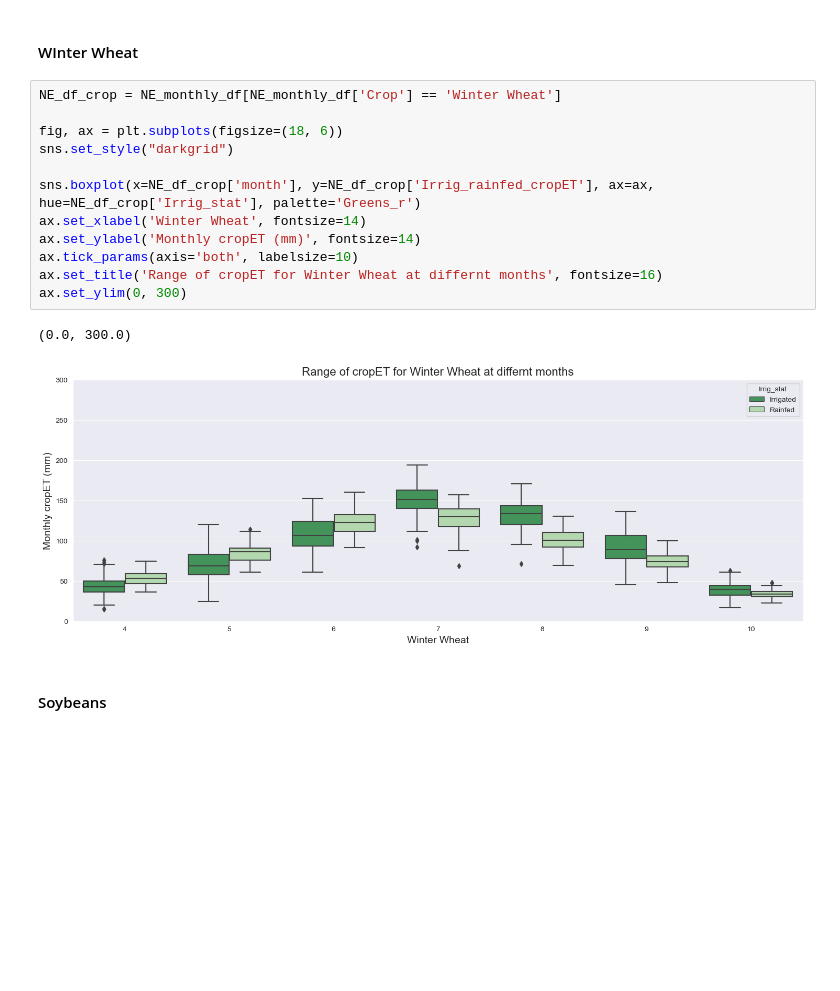
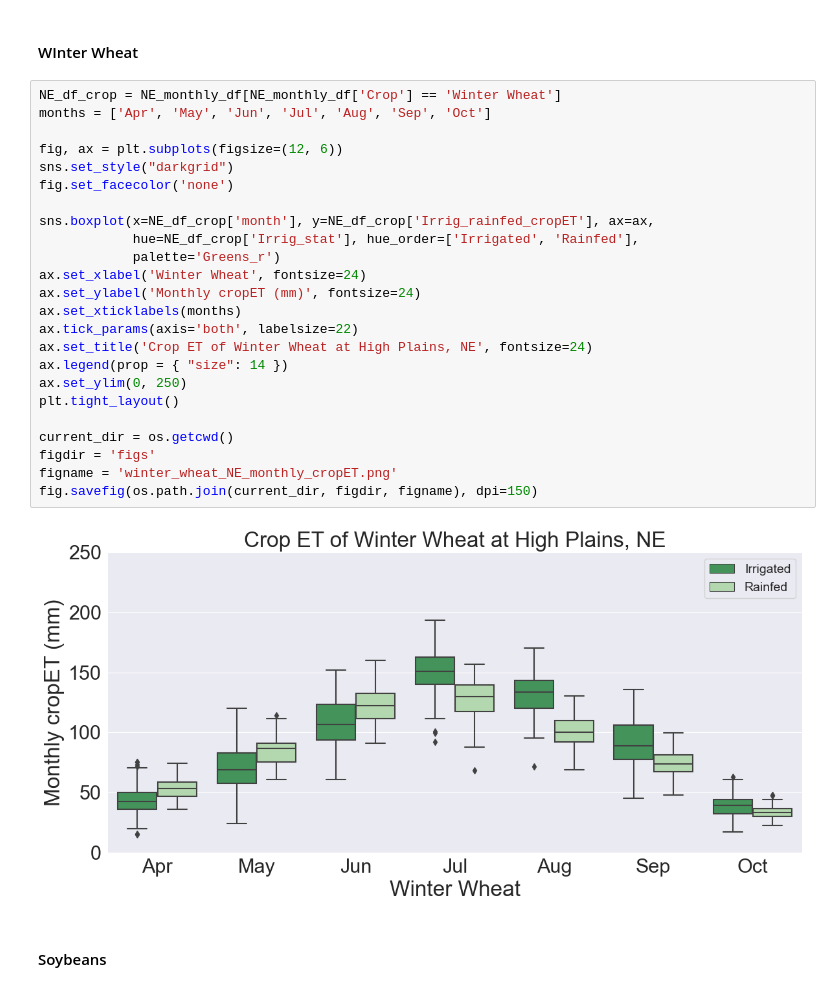
Before and after one commit to mdfahimhasan/WestUS_Peff, a Jupyter notebook: Codes/Exp_Data_Analysis/Drivers_of_ET_NE.ipynb, the cells around one changed output. Drawn from its saved outputs; the diff is of its cells as text; blank space fills up the shorter version.

```diff
--- a/Codes/Exp_Data_Analysis/Drivers_of_ET_NE.ipynb
+++ b/Codes/Exp_Data_Analysis/Drivers_of_ET_NE.ipynb
@@ -200,19 +200,30 @@ ax.set_ylim(0, 300)
 #### WInter Wheat
 # %%
 NE_df_crop = NE_monthly_df[NE_monthly_df['Crop'] == 'Winter Wheat']
+months = ['Apr', 'May', 'Jun', 'Jul', 'Aug', 'Sep', 'Oct']
 
-fig, ax = plt.subplots(figsize=(18, 6))
+fig, ax = plt.subplots(figsize=(12, 6))
 sns.set_style("darkgrid")
+fig.set_facecolor('none')
 
-sns.boxplot(x=NE_df_crop['month'], y=NE_df_crop['Irrig_rainfed_cropET'], ax=ax, hue=NE_df_crop['Irrig_stat'], palette='Greens_r')
-ax.set_xlabel('Winter Wheat', fontsize=14)
-ax.set_ylabel('Monthly cropET (mm)', fontsize=14)
-ax.tick_params(axis='both', labelsize=10)
-ax.set_title('Range of cropET for Winter Wheat at differnt months', fontsize=16)
-ax.set_ylim(0, 300)
+sns.boxplot(x=NE_df_crop['month'], y=NE_df_crop['Irrig_rainfed_cropET'], ax=ax,
+            hue=NE_df_crop['Irrig_stat'], hue_order=['Irrigated', 'Rainfed'],
+            palette='Greens_r')
+ax.set_xlabel('Winter Wheat', fontsize=24)
+ax.set_ylabel('Monthly cropET (mm)', fontsize=24)
+ax.set_xticklabels(months)
+ax.tick_params(axis='both', labelsize=22)
+ax.set_title('Crop ET of Winter Wheat at High Plains, NE', fontsize=24)
+ax.legend(prop = { "size": 14 })
+ax.set_ylim(0, 250)
+plt.tight_layout()
+
+current_dir = os.getcwd()
+figdir = 'figs'
+figname = 'winter_wheat_NE_monthly_cropET.png'
+fig.savefig(os.path.join(current_dir, figdir, figname), dpi=150)
 # %% [output]
-(0.0, 300.0)
-[figure, old version]
+[figure, new version]
 # %% [markdown]
 #### Soybeans
 # %%
```
Also changed, not shown: parts of 3 cells of this notebook, 11 other files.
